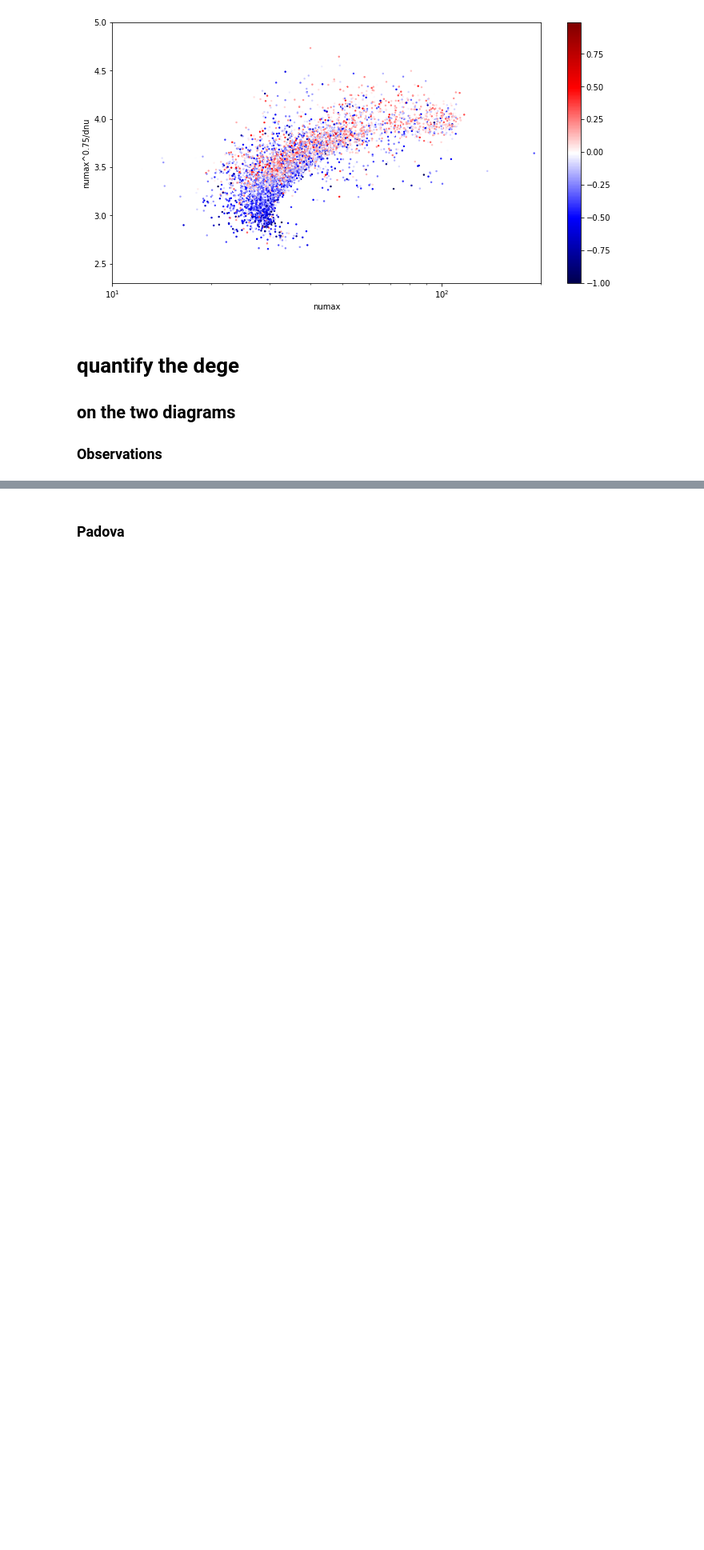
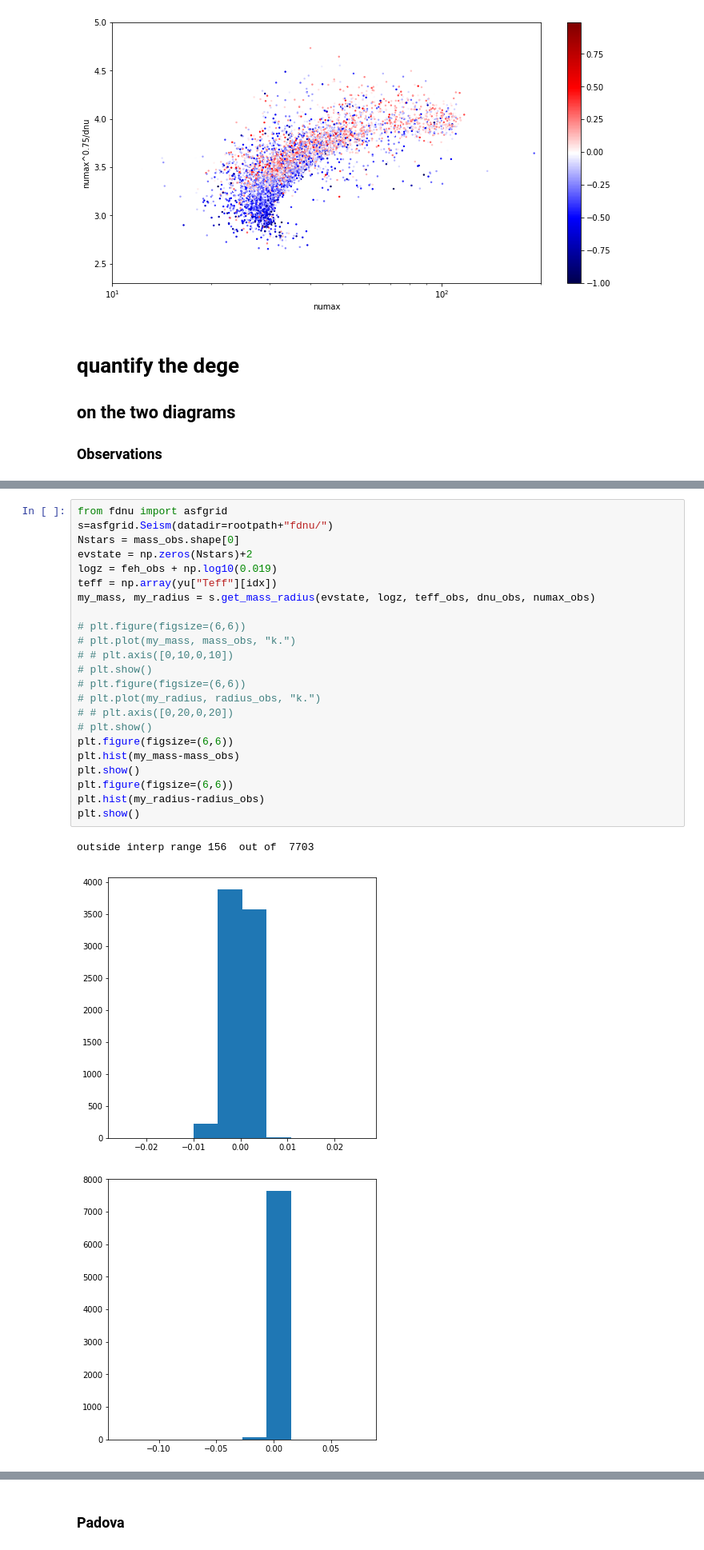
Before and after one commit to parallelpro/nike, a Jupyter notebook: lib/1-quantify-the-edge.ipynb, the cells around one changed output, grey strips where cells are left out. Shown at 80% size. Cells and saved outputs as stored; diff of their text form; blank space fills up the shorter version.

```diff
--- a/lib/1-quantify-the-edge.ipynb
+++ b/lib/1-quantify-the-edge.ipynb
@@ -163,0 +193,27 @@ e_radius_obs_nc = np.asarray(yu["e_NoCorR"][idx])
+# %%
+from fdnu import asfgrid
+s=asfgrid.Seism(datadir=rootpath+"fdnu/")
+Nstars = mass_obs.shape[0]
+evstate = np.zeros(Nstars)+2
+logz = feh_obs + np.log10(0.019)
+teff = np.array(yu["Teff"][idx])
+my_mass, my_radius = s.get_mass_radius(evstate, logz, teff_obs, dnu_obs, numax_obs)
+
+# plt.figure(figsize=(6,6))
+# plt.plot(my_mass, mass_obs, "k.")
+# # plt.axis([0,10,0,10])
+# plt.show()
+# plt.figure(figsize=(6,6))
+# plt.plot(my_radius, radius_obs, "k.")
+# # plt.axis([0,20,0,20])
+# plt.show()
+plt.figure(figsize=(6,6))
+plt.hist(my_mass-mass_obs)
+plt.show()
+plt.figure(figsize=(6,6))
+plt.hist(my_radius-radius_obs)
+plt.show()
+# %% [output]
+outside interp range 156  out of  7703
+[figure, added]
+[figure, added]
```
Also changed, not shown: parts of 15 cells of this notebook, 2 other files.
